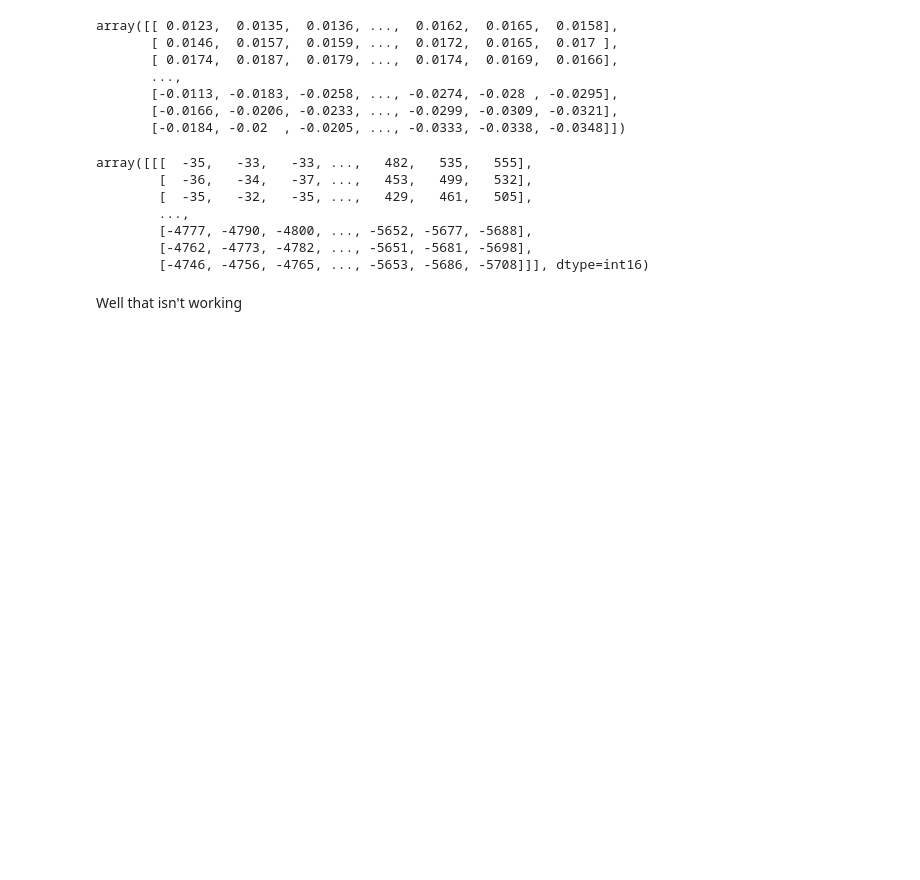
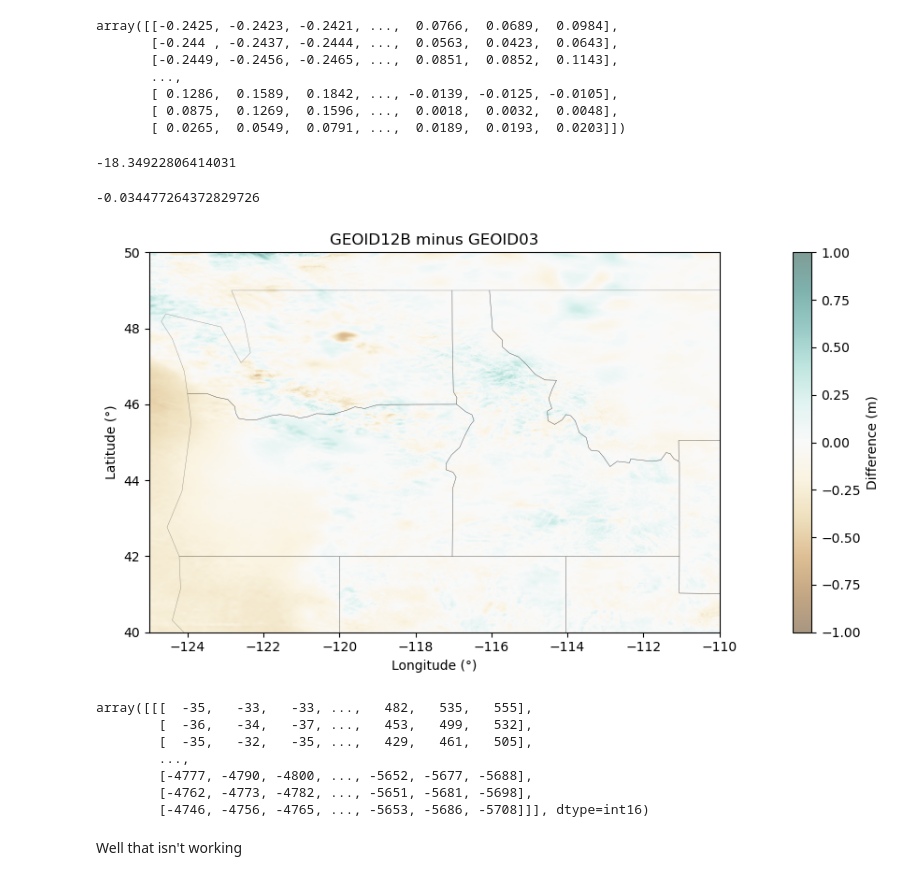
Before and after one commit to Jack-Hayes/Stereotypical_Helens, a Jupyter notebook: geoid18-geoid12b.ipynb, the cells around one changed output. Drawn from its saved outputs; the diff is of its cells as text; code cells hidden in the pictures; blank space fills up the shorter version.

Commit message:
added geoid03 compatibility

```diff
--- a/geoid18-geoid12b.ipynb
+++ b/geoid18-geoid12b.ipynb
@@ -161,20 +287,65 @@ g12, h12
   'cellsize': 0.01666666666667})
 # %%
-diff = g18 - g12
+diff = g12 - g03
 diff
 # %% [output]
-array([[ 0.0123,  0.0135,  0.0136, ...,  0.0162,  0.0165,  0.0158],
-       [ 0.0146,  0.0157,  0.0159, ...,  0.0172,  0.0165,  0.017 ],
-       [ 0.0174,  0.0187,  0.0179, ...,  0.0174,  0.0169,  0.0166],
+array([[-0.2425, -0.2423, -0.2421, ...,  0.0766,  0.0689,  0.0984],
+       [-0.244 , -0.2437, -0.2444, ...,  0.0563,  0.0423,  0.0643],
+       [-0.2449, -0.2456, -0.2465, ...,  0.0851,  0.0852,  0.1143],
        ...,
-       [-0.0113, -0.0183, -0.0258, ..., -0.0274, -0.028 , -0.0295],
-       [-0.0166, -0.0206, -0.0233, ..., -0.0299, -0.0309, -0.0321],
-       [-0.0184, -0.02  , -0.0205, ..., -0.0333, -0.0338, -0.0348]])
+       [ 0.1286,  0.1589,  0.1842, ..., -0.0139, -0.0125, -0.0105],
+       [ 0.0875,  0.1269,  0.1596, ...,  0.0018,  0.0032,  0.0048],
+       [ 0.0265,  0.0549,  0.0791, ...,  0.0189,  0.0193,  0.0203]])
 # %%
 import geopandas as gpd
 states = gpd.read_file(
     "https://raw.githubusercontent.com/ResidentMario/geoplot-data/master/contiguous-usa.geojson"
 )
+# %%
+g03.mean()
+# %% [output]
+-18.34922806414031
+# %%
+diff.mean()
+# %% [output]
+-0.034477264372829726
+# %%
+#norm = TwoSlopeNorm(vmin=0, vcenter=np.quantile(diff, 0.5), vmax=250)
+norm = TwoSlopeNorm(vmin=-1, vcenter=0, vmax=1)
+#xmin = h18['xllcorner']
+xmin = -125
+#xmax = xmin + h18['ncols'] * h18['cellsize']
+xmax=-110
+#ymin = h18['yllcorner']
+ymin=40
+#ymax = ymin + h18['nrows'] * h18['cellsize']
+ymax = 50
+
+fig, ax = plt.subplots(figsize=(16,5))
+states.boundary.plot(ax=ax, edgecolor='black', alpha=0.4, linewidth=0.3)
+
+ax.imshow(
+    diff,
+    origin='lower',
+    extent=(xmin, xmax, ymin, ymax),
+    cmap='BrBG',
+    norm=norm,
+    alpha=0.5
+)
+
+ax.set_xlabel('Longitude (°)')
+ax.set_ylabel('Latitude (°)')
+ax.set_title('GEOID12B minus GEOID03')
+plt.colorbar(
+    plt.cm.ScalarMappable(norm=norm, cmap='BrBG'),
+    ax=ax,
+    label='Difference (m)',
+    alpha=0.5
+)
+ax.set_aspect('equal')
+plt.tight_layout();
+# %% [output]
+[figure, added]
 # %%
 import rasterio
 from rasterio.merge import merge
```
Also changed, not shown: parts of 5 cells of this notebook.
